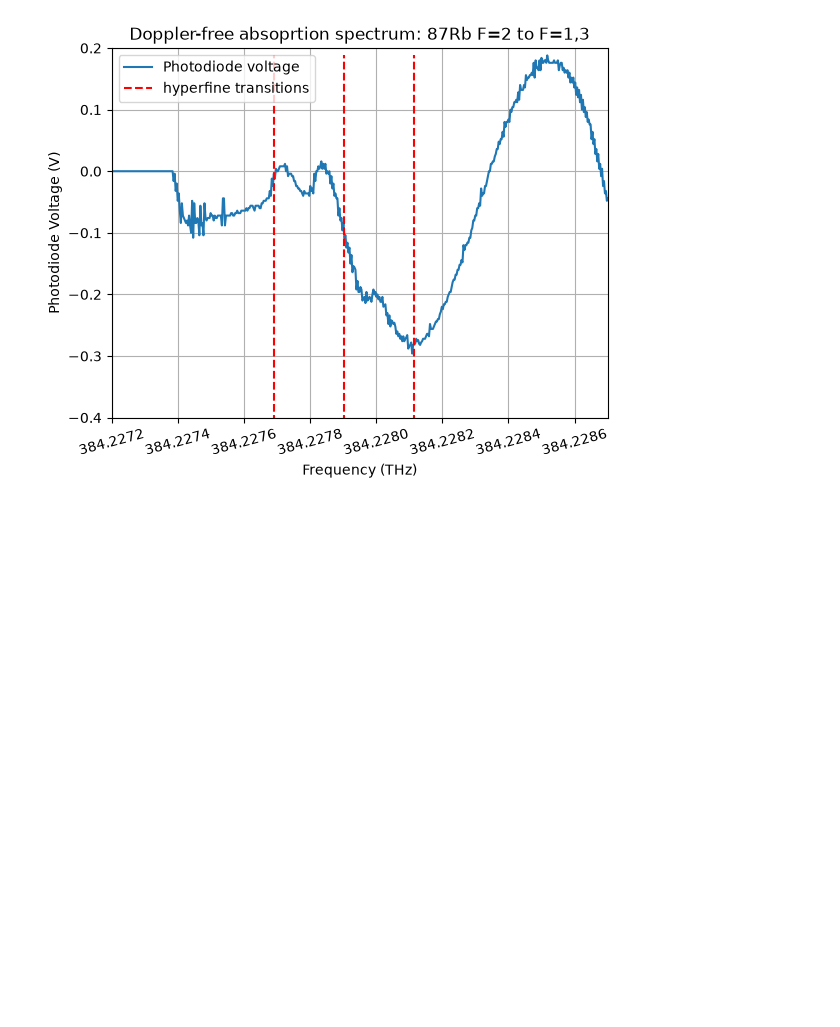
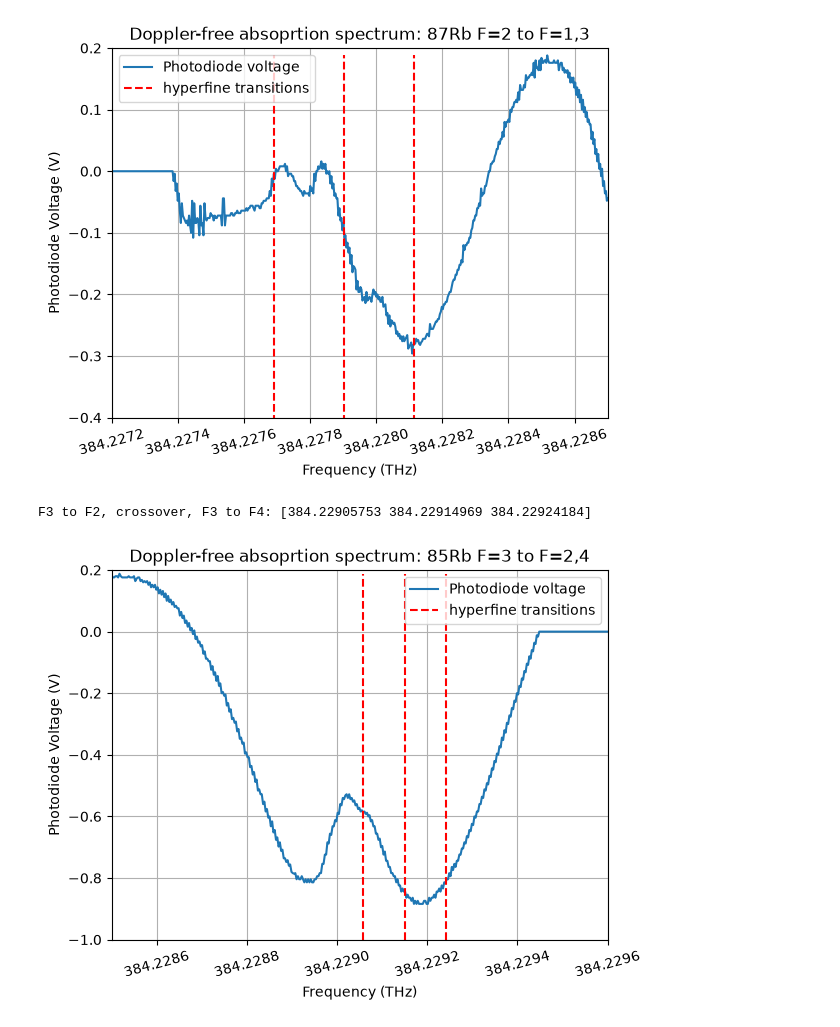
Before and after one commit to mandarhijn/Rb-spectroscopy, a Jupyter notebook: analysis.ipynb, the cells around one changed output. Cells and saved outputs as stored; diff of their text form; code cells hidden in the pictures; blank space fills up the shorter version.

Commit message:
plot 85Rb F=3 to F=2,4

```diff
--- a/analysis.ipynb
+++ b/analysis.ipynb
@@ -545,3 +545,30 @@ plt.show()
 # %% [output]
 F2 to F1, crossover, F2 to F3: [384.22769161 384.22790341 384.2281152 ]
 [figure]
+# %%
+x_df, ch1_corrected_df, ch2_df = load_data_remove_background('data/NewFile13.csv', 'data/NewFile14.csv')
+voltage_df = fit_voltage(x_df, ch2_df)
+f_range_df = calibration_func_df(voltage_df)
+
+f3f2 = 384230.406373 - 1.2648885163 - 0.083955 #Ghz
+f3f4 = 384230.406373 - 1.2648885163 + 0.100357
+hyperfine1 = np.array([f3f2, np.mean([f3f2, f3f4]), f3f4])/1000
+
+print("F3 to F2, crossover, F3 to F4:", hyperfine1)
+
+#peak1
+plot_channel(f_range_df, ch1_corrected_df, label1='Photodiode voltage', title='Doppler-free absoprtion spectrum: 85Rb F=3 to F=2,4')
+plt.vlines(hyperfine1, ymin=-1, ymax=np.max(ch1_corrected_df), color='r', linestyle='--', label='hyperfine transitions')
+plt.xlim(384.2285, 384.2296)
+plt.ylim(-1,0.2)
+plt.xlabel('Frequency (THz)')
+plt.ylabel('Photodiode Voltage (V)')
+# use full numbers on x axis and tilt 45 degrees
+plt.ticklabel_format(axis='x', style='plain', useOffset=False)
+plt.xticks(rotation=15)
+plt.legend()
+plt.grid(True)
+plt.show()
+# %% [output]
+F3 to F2, crossover, F3 to F4: [384.22905753 384.22914969 384.22924184]
+[figure, added]
```
